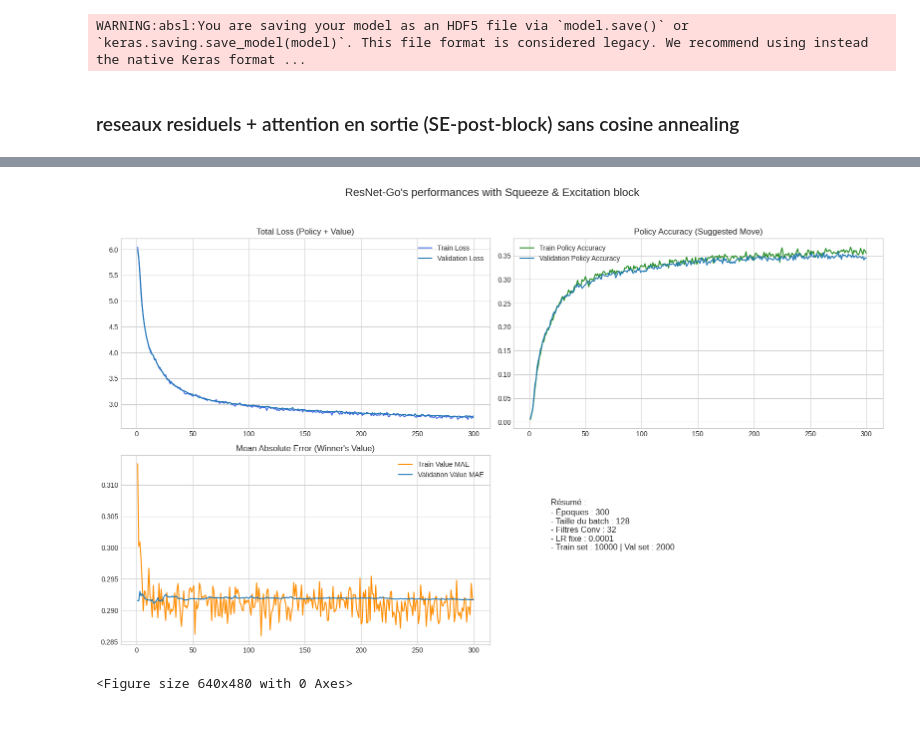
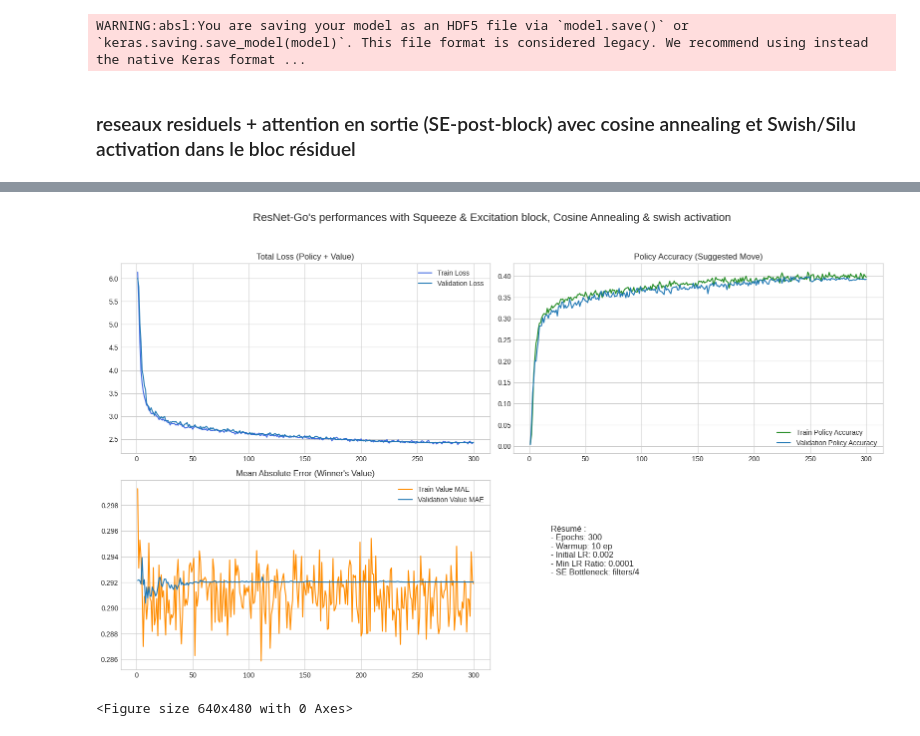
Before and after one commit to ArturoBenedettiMichelangeli/GO_Neural_Network, a Jupyter notebook: Projet_DeepLearning_viz.ipynb, the cells around one changed output, grey strips where cells are left out. Drawn from its saved outputs; the diff is of its cells as text; code cells hidden in the pictures.

Commit message:
Entrainement des derniers modèles et enregistrement de métadonnées autour de l'entrainement

```diff
--- a/Projet_DeepLearning_viz.ipynb
+++ b/Projet_DeepLearning_viz.ipynb
@@ -456,4 +603,4 @@ model.save(model_dir / "ResNet-SE-CA-Go.keras")
 # %% [output]
 WARNING:absl:You are saving your model as an HDF5 file via `model.save()` or `keras.saving.save_model(model)`. This file format is considered legacy. We recommend using instead the native Keras format ...
 # %% [markdown]
-### reseaux residuels + attention en sortie (SE-post-block) sans cosine annealing
+### reseaux residuels + attention en sortie (SE-post-block) avec cosine annealing et Swish/Silu activation dans le bloc résiduel
@@ -462,16 +651,15 @@ tf.keras.backend.clear_session(free_memory=True)
 
 # --- Paramètres ---
 planes, moves, N, epochs, batch, filters = 31, 361, 10000, 300, 128, 32
-N_val = 2000  # Taille du set de validation distinct
+N_val = 2000
 
-# --- Préparation des données d'entraînement ---
+# --- Séparation des données (Allocation Mémoire) ---
 input_data = np.zeros((N, 19, 19, planes), dtype='float32')
 policy = np.zeros((N, moves), dtype='float32')
 value = np.zeros((N,), dtype='float32')
 end = np.zeros((N, 19, 19, 2), dtype='float32')
 groups = np.zeros((N, 19, 19, 1), dtype='float32')
 
-# --- Préparation des données de validation (SÉPARÉES) ---
 val_input = np.zeros((N_val, 19, 19, planes), dtype='float32')
 val_policy = np.zeros((N_val, moves), dtype='float32')
 val_val = np.zeros((N_val,), dtype='float32')
@@ -480,21 +668,23 @@ val_end = np.zeros((N_val, 19, 19, 2), dtype='float32')
 print("Chargement du set de validation séparé...")
 golois.getValidation(val_input, val_policy, val_val, val_end)
 
-# --- Création du modèle ---
-model = create_resnet_SE_CosA_for_go_model(planes, filters, 4, name="ResNetSelfAttWithoutCosAnnealingGO")
+# --- Architecture ---
+model = create_resnet_SE_CosA_SwishActiv_for_go_model(planes, filters, 4)
 
-model.compile(
-    optimizer=keras.optimizers.Adam(learning_rate=0.0001),
-    loss={'policy': 'categorical_crossentropy', 'value': 'mse'},
-    metrics={'policy': 'categorical_accuracy', 'value': 'mae'}
-)
+# --- Compilation avec Schedule ---
+steps_per_epoch = N // batch
+lr_schedule = CustomScheduleCA(initial_learning_rate=0.002, decay_steps=steps_per_epoch*epochs, alpha=0.0001, warmup_steps=steps_per_epoch*10)
 
-# --- Historique pour toutes les métriques ---
+model.compile(optimizer=keras.optimizers.Adam(learning_rate=lr_schedule),
+              loss={'policy': 'categorical_crossentropy', 'value': 'mse'},
+              metrics={'policy': 'categorical_accuracy', 'value': 'mae'})
+
+# --- Historique pour Visualisation ---
 history_data = {
-    'train_loss': [], 'val_loss': [],
-    'train_pol_acc': [], 'val_pol_acc': [],
-    'train_val_mae': [], 'val_val_mae': [],
-    'val_epochs': []
+    't_loss': [], 'v_loss': [],
+    't_pol_acc': [], 'v_pol_acc': [],
+    't_val_mae': [], 'v_val_mae': [],
+    'v_epochs': []
 }
 
 # --- Boucle d'entraînement ---
@@ -504,52 +694,49 @@ for i in range(1, epochs + 1):
 
     h = model.fit(input_data, [policy, value], epochs=1, batch_size=batch, verbose=1)
 
-    # Stockage entraînement
-    history_data['train_loss'].append(h.history['loss'][0])
-    history_data['train_pol_acc'].append(h.history['policy_categorical_accuracy'][0])
-    history_data['train_val_mae'].append(h.history['value_mae'][0])
+    history_data['t_loss'].append(h.history['loss'][0])
+    history_data['t_pol_acc'].append(h.history['policy_categorical_accuracy'][0])
+    history_data['t_val_mae'].append(h.history['value_mae'][0])
 
     if i % 5 == 0: gc.collect()
 
-    # Validation périodique (tous les 20 pour un graphique plus détaillé)
+    # --- Données de validation ---
     val_res = model.evaluate(val_input, [val_policy, val_val], verbose=0, batch_size=batch)
-    history_data['val_loss'].append(val_res[0])
-    history_data['val_pol_acc'].append(val_res[3]) # Index 1 : policy accuracy
-    history_data['val_val_mae'].append(val_res[4]) # Index 4 : value MAE
-    history_data['val_epochs'].append(i)
-
-    print(f"--- Validation Epoch {i} : Loss {val_res[0]:.4f} | Acc {val_res[1]:.4f}")
+    history_data['v_loss'].append(val_res[0])
+    history_data['v_pol_acc'].append(val_res[3])
+    history_data['v_val_mae'].append(val_res[4])
+    history_data['v_epochs'].append(i)
 
 # --- Enregistrement des métriques ---
-with open(histo_dir / "resNet_SE_GO.json", "w") as json_file:
+with open(histo_dir / "resNet_SE_CA_swish_GO.json", "w") as json_file:
   json.dump(history_data, json_file)
 
 # --- Visualisation Grille 2x2 ---
 plt.style.use('seaborn-v0_8-whitegrid') # Style propre pour les graphiques
 fig, axs = plt.subplots(2, 2, figsize=(16, 10))
-fig.suptitle('ResNet-Go\'s performances with Squeeze & Excitation block', fontsize=16)
+fig.suptitle('ResNet-Go\'s performances with Squeeze & Excitation block, Cosine Annealing & swish activation', fontsize=16)
 
 # 1. Total Loss
-axs[0, 0].plot(range(1, epochs + 1), history_data['train_loss'], color='royalblue', label='Train Loss')
-axs[0, 0].plot(history_data['val_epochs'], history_data['val_loss'], label='Validation Loss')
+axs[0, 0].plot(range(1, epochs + 1), history_data['t_loss'], color='royalblue', label='Train Loss')
+axs[0, 0].plot(history_data['v_epochs'], history_data['v_loss'], label='Validation Loss')
 axs[0, 0].set_title('Total Loss (Policy + Value)')
 axs[0, 0].legend()
 
 # 2. Policy Accuracy
-axs[0, 1].plot(range(1, epochs + 1), history_data['train_pol_acc'], color='forestgreen', label='Train Policy Accuracy')
-axs[0, 1].plot(history_data['val_epochs'], history_data['val_pol_acc'], label='Validation Policy Accuracy')
+axs[0, 1].plot(range(1, epochs + 1), history_data['t_pol_acc'], color='forestgreen', label='Train Policy Accuracy')
+axs[0, 1].plot(history_data['v_epochs'], history_data['v_pol_acc'], label='Validation Policy Accuracy')
 axs[0, 1].set_title('Policy Accuracy (Suggested Move)')
 axs[0, 1].legend()
 
 # 3. Value MAE
-axs[1, 0].plot(range(1, epochs + 1), history_data['train_val_mae'], color='darkorange', label='Train Value MAE')
-axs[1, 0].plot(history_data['val_epochs'], history_data['val_val_mae'], label='Validation Value MAE')
+axs[1, 0].plot(range(1, epochs + 1), history_data['t_val_mae'], color='darkorange', label='Train Value MAE')
+axs[1, 0].plot(history_data['v_epochs'], history_data['v_val_mae'], label='Validation Value MAE')
 axs[1, 0].set_title('Mean Absolute Error (Winner\'s Value)')
 axs[1, 0].legend()
 
 # 4. Nettoyage de la 4ème case (ou on peut mettre un zoom sur la fin)
 axs[1, 1].axis('off')
-axs[1, 1].text(0.1, 0.5, "Résumé :\n- Époques : 300\n- Taille du batch : 128\n- Filtres Conv : 32\n- LR fixe : 0.0001\n- Train set : 10000 | Val set : 2000", fontsize=12)
+axs[1, 1].text(0.1, 0.5, "Résumé :\n- Epochs: 300\n- Warmup: 10 ep\n- Initial LR: 0.002\n- Min LR Ratio: 0.0001\n- SE Bottleneck: filters/4", fontsize=12)
 
 plt.tight_layout(rect=[0, 0.03, 1, 0.95])
 plt.show()
@@ -574,3 +761,3 @@ Epoch 300/300
-[figure, old version]
+[figure, new version]
 # %%
 # --- Enregistrement des graphiques ---
```
Also changed, not shown: parts of 15 cells of this notebook, 31 other files.
